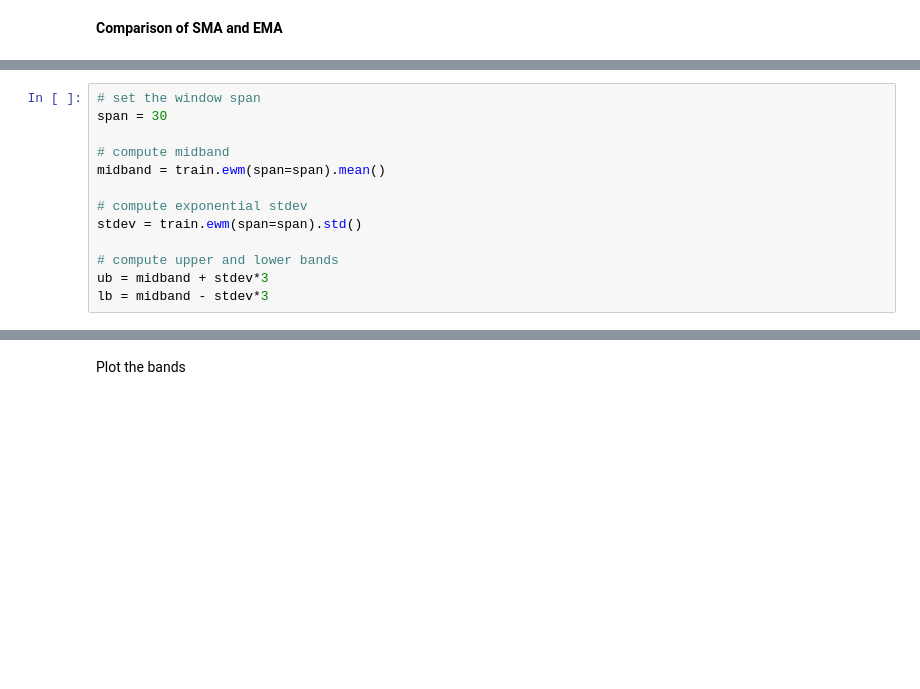
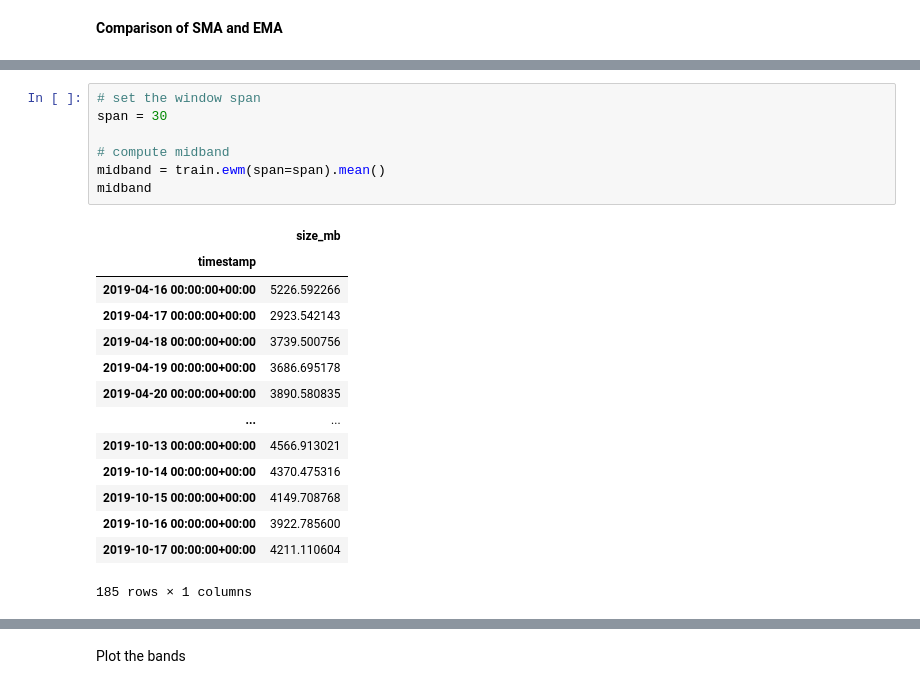
Before and after one commit to CodeupClassroom/darden_anomaly_detection, a Jupyter notebook: time_series_anomalies.ipynb, the cells around one changed output, grey strips where cells are left out. Cells and saved outputs as stored; diff of their text form; blank space fills up the shorter version.

```diff
--- a/time_series_anomalies.ipynb
+++ b/time_series_anomalies.ipynb
@@ -301,13 +411,22 @@ plt.show()
 # %%
 # set the window span
 span = 30
 
 # compute midband
 midband = train.ewm(span=span).mean()
-
-# compute exponential stdev
-stdev = train.ewm(span=span).std()
-
-# compute upper and lower bands
-ub = midband + stdev*3
-lb = midband - stdev*3
+midband
+# %% [output]
+|  | size_mb |
+| timestamp |  |
+| 2019-04-16 00:00:00+00:00 | 5226.592266 |
+| 2019-04-17 00:00:00+00:00 | 2923.542143 |
+| 2019-04-18 00:00:00+00:00 | 3739.500756 |
+| 2019-04-19 00:00:00+00:00 | 3686.695178 |
+| 2019-04-20 00:00:00+00:00 | 3890.580835 |
+| ... | ... |
+| 2019-10-13 00:00:00+00:00 | 4566.913021 |
+| 2019-10-14 00:00:00+00:00 | 4370.475316 |
+| 2019-10-15 00:00:00+00:00 | 4149.708768 |
+| 2019-10-16 00:00:00+00:00 | 3922.785600 |
+| 2019-10-17 00:00:00+00:00 | 4211.110604 |
+185 rows × 1 columns
```
Also changed, not shown: parts of 23 cells of this notebook.
